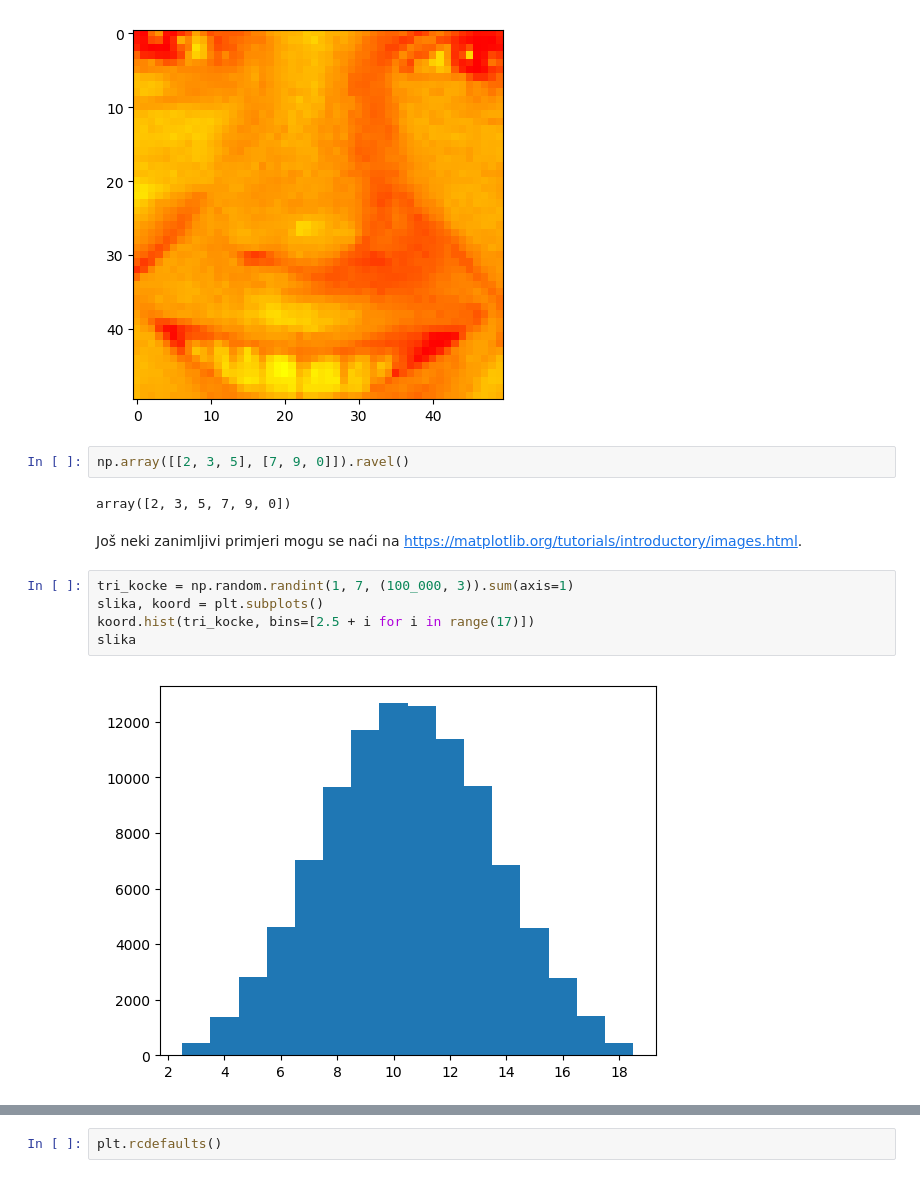
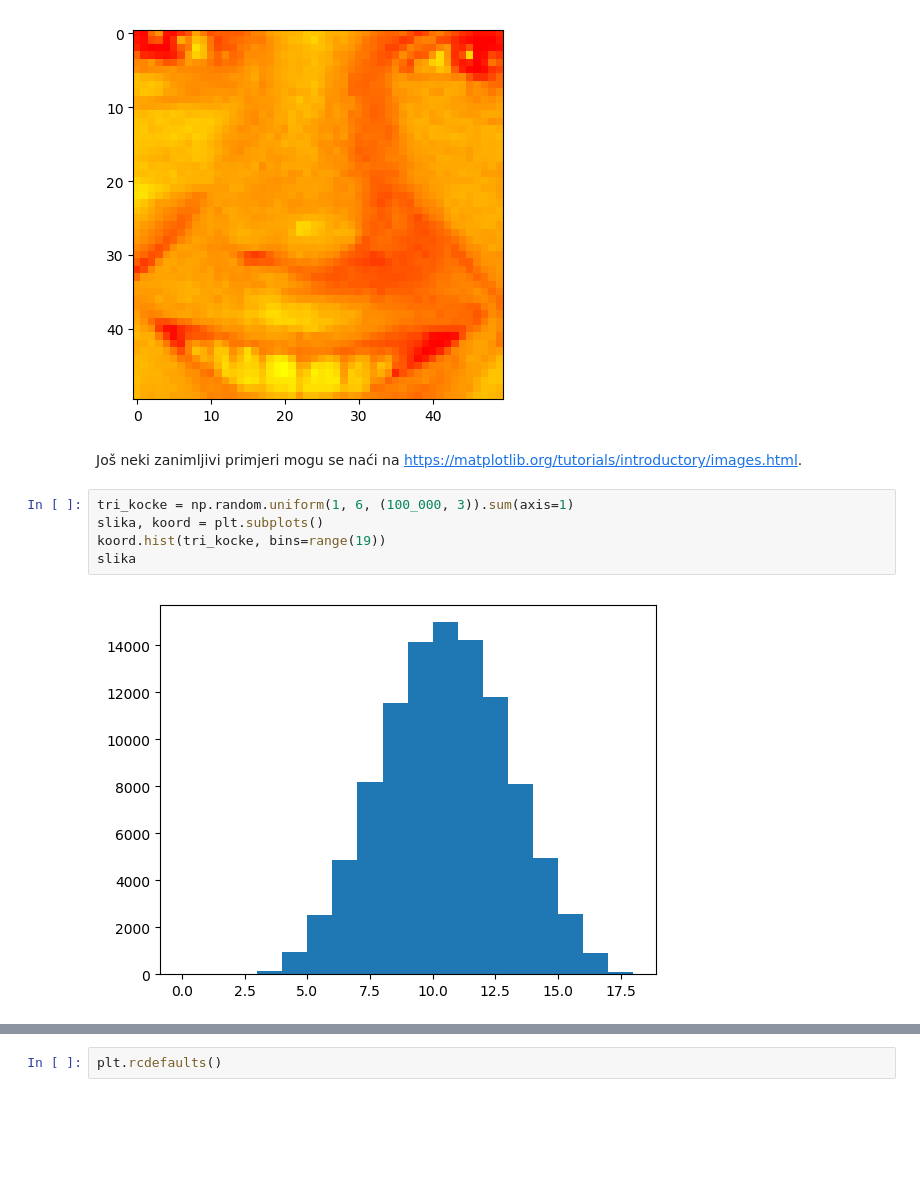
Before and after one commit to vedgar/ms, a Jupyter notebook: Predavanje 4.ipynb, the cells around one changed output, grey strips where cells are left out. Saved outputs shown, nothing was run; the diff lists cells and outputs as text; blank space fills up the shorter version.

```diff
--- a/Predavanje 4.ipynb
+++ b/Predavanje 4.ipynb
@@ -132,19 +102,15 @@ axa.imshow(astro[100:150, 200:250, 2], cmap='autumn')
 figa
 # %% [output]
 [figure]
-# %%
-np.array([[2, 3, 5], [7, 9, 0]]).ravel()
-# %% [output]
-array([2, 3, 5, 7, 9, 0])
 # %% [markdown]
 Još neki zanimljivi primjeri mogu se naći na https://matplotlib.org/tutorials/introductory/images.html.
 # %%
-tri_kocke = np.random.randint(1, 7, (100_000, 3)).sum(axis=1)
+tri_kocke = np.random.uniform(1, 6, (100_000, 3)).sum(axis=1)
 slika, koord = plt.subplots()
-koord.hist(tri_kocke, bins=[2.5 + i for i in range(17)])
+koord.hist(tri_kocke, bins=range(19))
 slika
 # %% [output]
-[figure, old version]
+[figure, new version]
 # %%
 with plt.xkcd():
     figxkcd, axkcd = plt.subplots()
```
Also changed, not shown: parts of 56 cells of this notebook, 2 other files.
